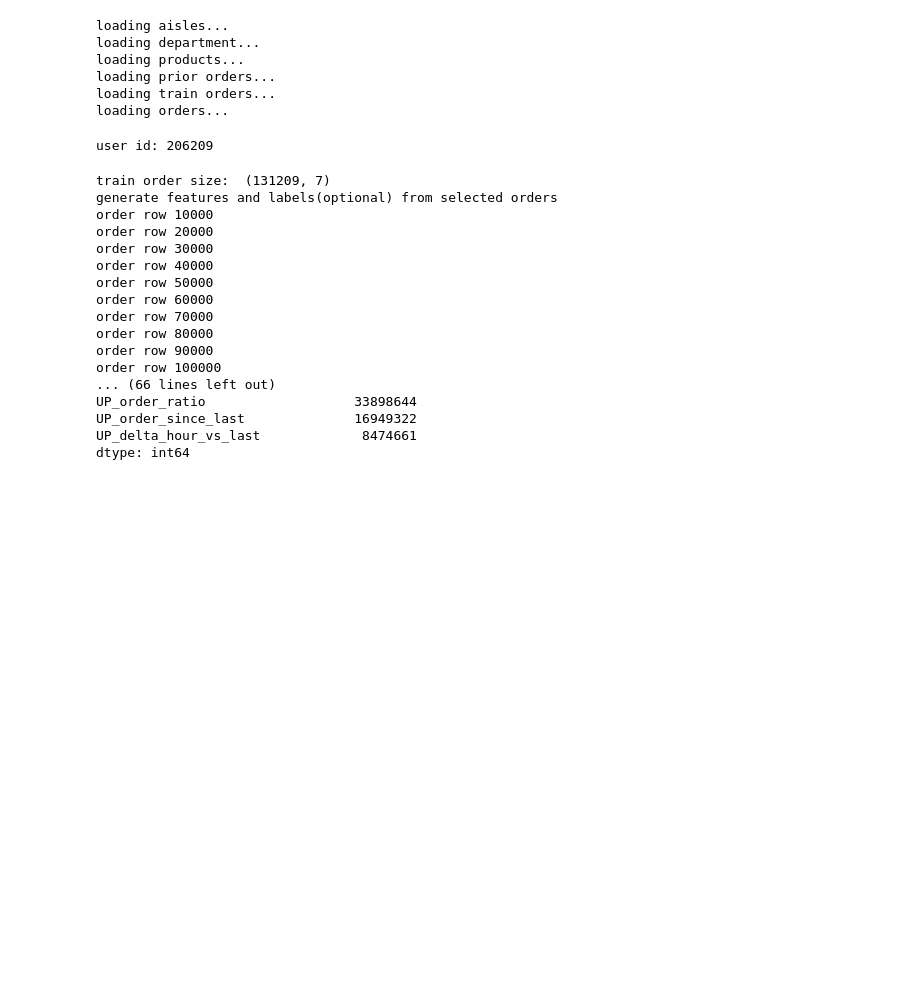
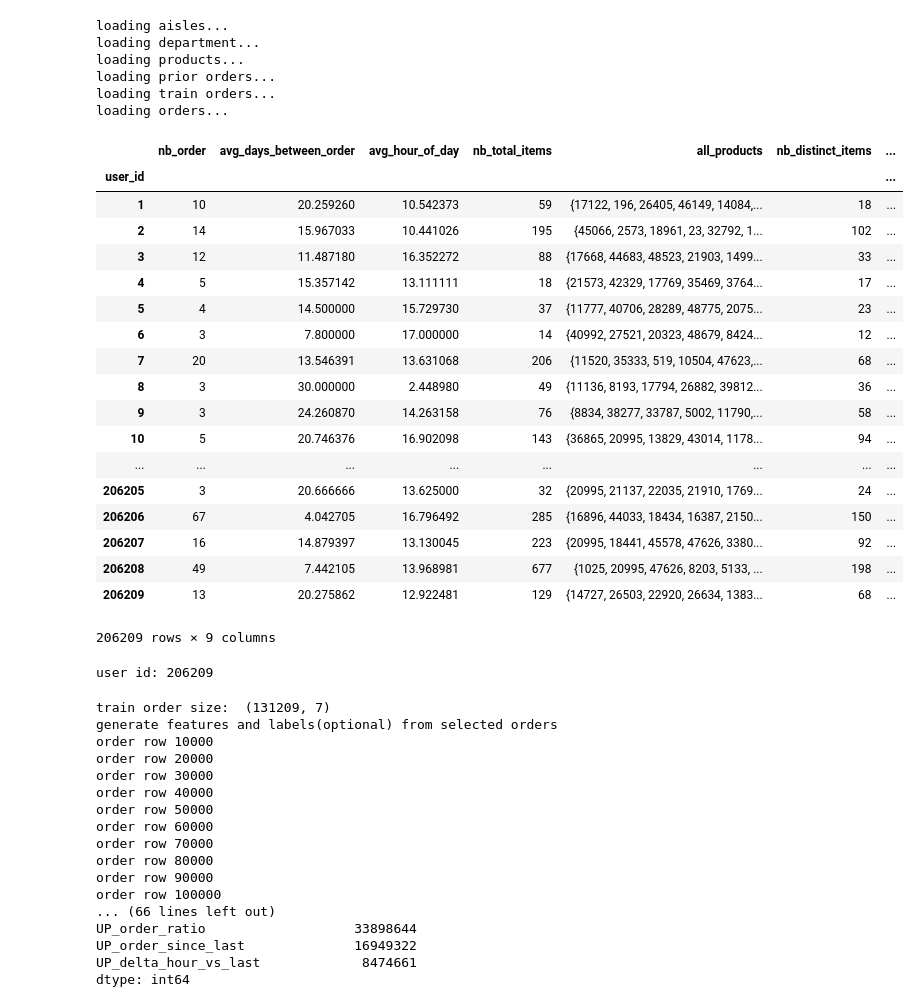
Before and after one commit to yyq263/Instacart_Competition, a Jupyter notebook: Instacart.ipynb, the cells around one changed output. Cells and saved outputs as stored; diff of their text form; code cells hidden in the pictures; blank space fills up the shorter version.

```diff
--- a/Instacart.ipynb
+++ b/Instacart.ipynb
@@ -78,10 +78,10 @@ def find_nb_department(set_of_product_id):
     return len(set([products[products.product_id == s].department_id.values[0] for s in set_of_product_id]))
 # %%
 users = pd.DataFrame()
-users['nb_order'] = prior.groupby('user_id')['order_number'].size().astype(np.uint16)
+users['nb_order'] = order[order.eval_set == 'prior'].groupby('user_id').size().astype(np.uint16)
 users['avg_days_between_order'] = prior.groupby('user_id')['days_since_prior_order'].mean().astype(np.float32)
 users['avg_hour_of_day'] = prior.groupby('user_id')['order_hour_of_day'].mean().astype(np.float32)
-users['nb_total_items'] = prior.groupby('user_id')['product_id'].size().astype(np.uint16)
+users['nb_total_items'] = prior.groupby('user_id').size().astype(np.uint16)
 users['all_products'] = prior.groupby('user_id')['product_id'].apply(set) # apply 对每个行或者列调用一次函数
 users['nb_distinct_items'] = (users['all_products'].map(len)).astype(np.uint16) #map 对每个元素(element-wise)调用一次函数
 users['average_basket'] = (users.nb_total_items / users.nb_order).astype(np.float32)
@@ -93,6 +93,28 @@ users['max_days_of_week'] = prior.groupby(prior.user_id)['order_dow'].apply(max)
 # users['mid_hour_of_day'] = prior.groupby(prior.user_id)['order_hour_of_day'].apply(np.median).astype(np.uint8)
 # users['nb_aisles_purchased_from'] = users.all_products.map(find_nb_aisle)
 # users['nb_departments_purchased_from'] = users.all_products.map(find_nb_department)
+# %%
+display(users)
+# %% [output]
+|  | nb_order | avg_days_between_order | avg_hour_of_day | nb_total_items | all_products | nb_distinct_items | ... |
+| user_id |  |  |  |  |  |  | ... |
+| 1 | 10 | 20.259260 | 10.542373 | 59 | {17122, 196, 26405, 46149, 14084,... | 18 | ... |
+| 2 | 14 | 15.967033 | 10.441026 | 195 | {45066, 2573, 18961, 23, 32792, 1... | 102 | ... |
+| 3 | 12 | 11.487180 | 16.352272 | 88 | {17668, 44683, 48523, 21903, 1499... | 33 | ... |
+| 4 | 5 | 15.357142 | 13.111111 | 18 | {21573, 42329, 17769, 35469, 3764... | 17 | ... |
+| 5 | 4 | 14.500000 | 15.729730 | 37 | {11777, 40706, 28289, 48775, 2075... | 23 | ... |
+| 6 | 3 | 7.800000 | 17.000000 | 14 | {40992, 27521, 20323, 48679, 8424... | 12 | ... |
+| 7 | 20 | 13.546391 | 13.631068 | 206 | {11520, 35333, 519, 10504, 47623,... | 68 | ... |
+| 8 | 3 | 30.000000 | 2.448980 | 49 | {11136, 8193, 17794, 26882, 39812... | 36 | ... |
+| 9 | 3 | 24.260870 | 14.263158 | 76 | {8834, 38277, 33787, 5002, 11790,... | 58 | ... |
+| 10 | 5 | 20.746376 | 16.902098 | 143 | {36865, 20995, 13829, 43014, 1178... | 94 | ... |
+| ... | ... | ... | ... | ... | ... | ... | ... |
+| 206205 | 3 | 20.666666 | 13.625000 | 32 | {20995, 21137, 22035, 21910, 1769... | 24 | ... |
+| 206206 | 67 | 4.042705 | 16.796492 | 285 | {16896, 44033, 18434, 16387, 2150... | 150 | ... |
+| 206207 | 16 | 14.879397 | 13.130045 | 223 | {20995, 18441, 45578, 47626, 3380... | 92 | ... |
+| 206208 | 49 | 7.442105 | 13.968981 | 677 | {1025, 20995, 47626, 8203, 5133, ... | 198 | ... |
+| 206209 | 13 | 20.275862 | 12.922481 | 129 | {14727, 26503, 22920, 26634, 1383... | 68 | ... |
+206209 rows × 9 columns
 # %%
 prior['user_product_index'] = (prior.user_id.astype(np.uint64) * 100000\
                                + prior.product_id).astype(np.uint64)
```
Also changed, not shown: parts of 8 cells of this notebook.
